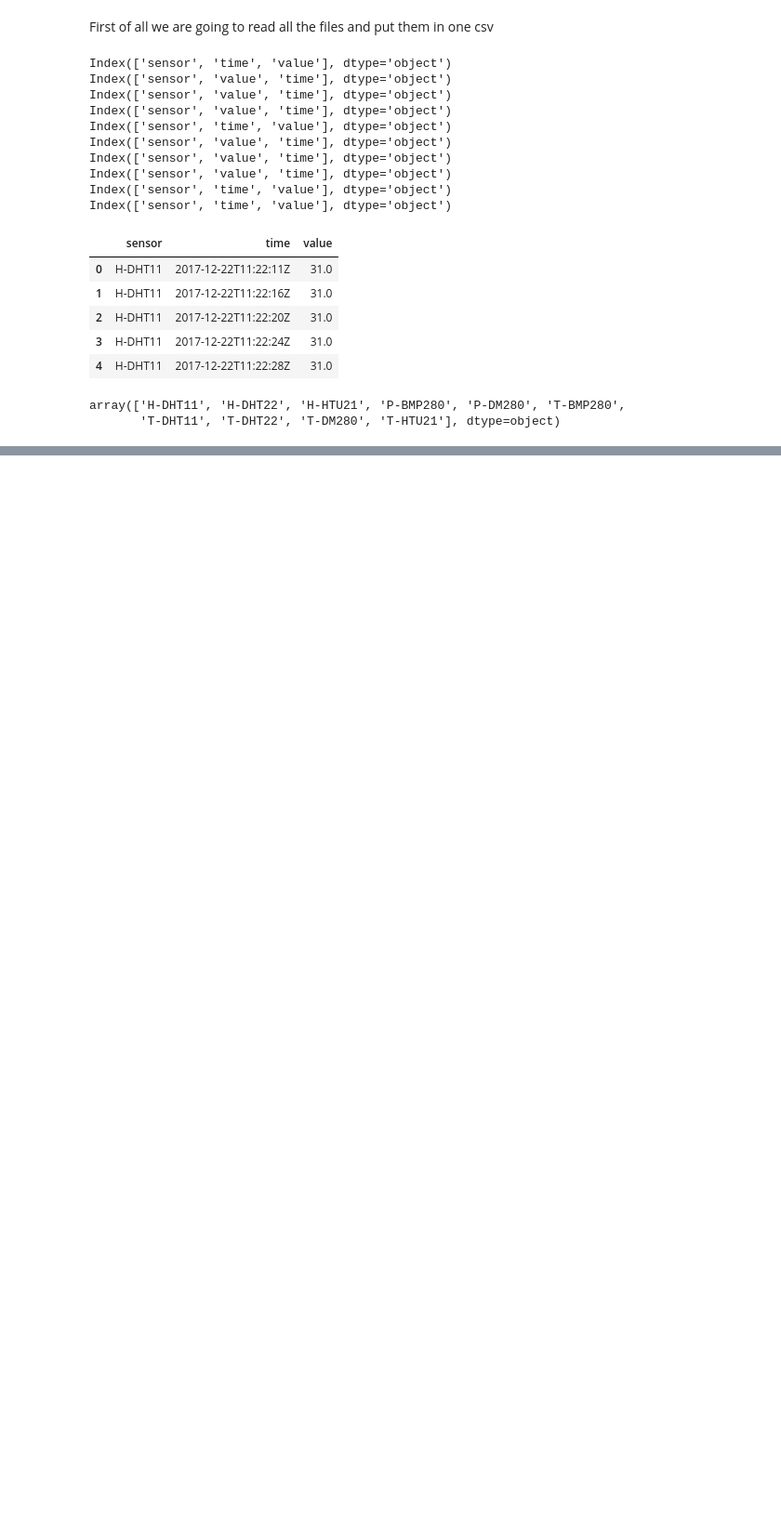
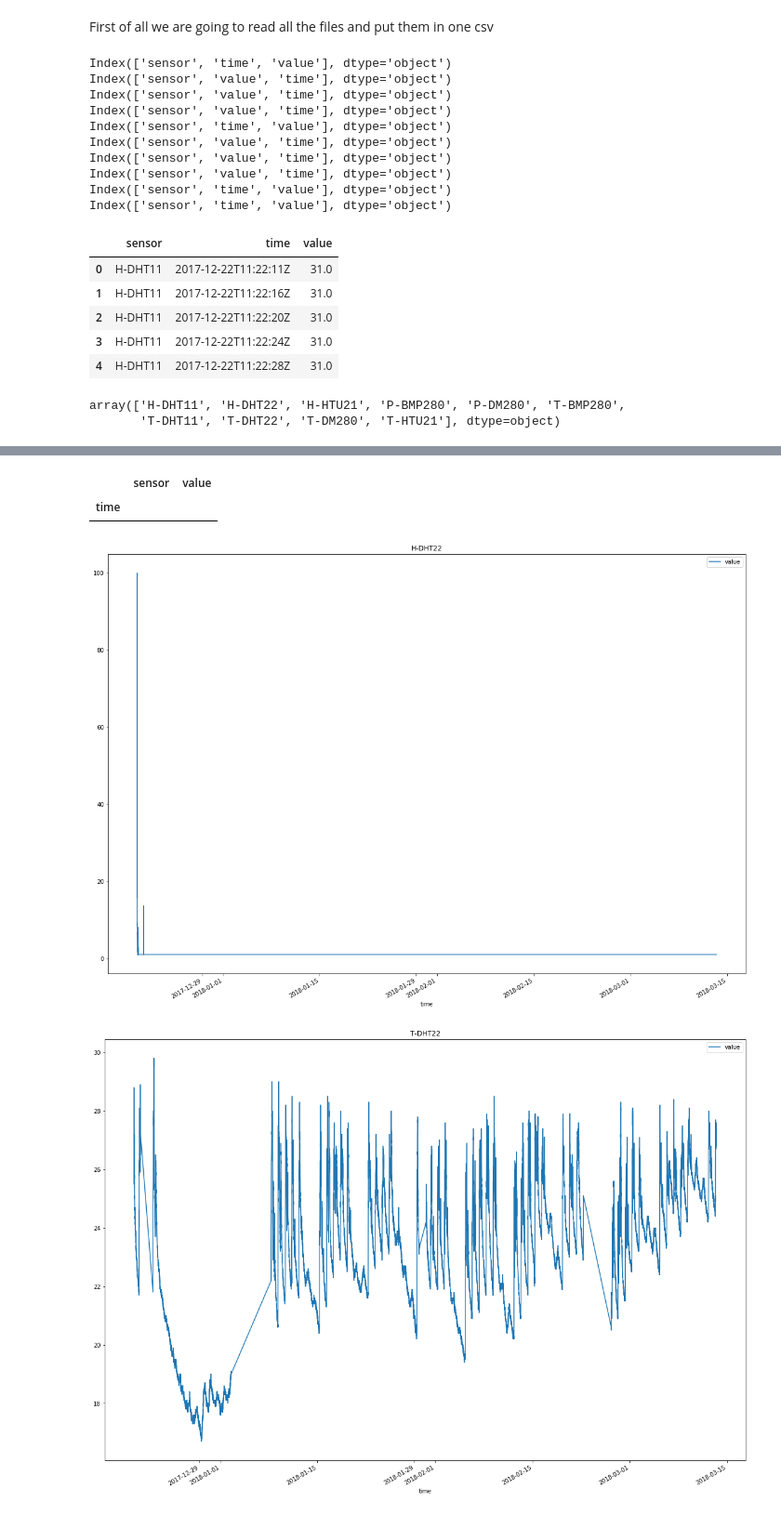
Before and after one commit to mrg20/laboratory-data-science-subject, a Jupyter notebook: notebooks/Measures analysis.ipynb, the cells around one changed output, grey strips where cells are left out. Shown at 93% size. Cells and saved outputs as stored; diff of their text form; code cells hidden in the pictures; blank space fills up the shorter version.

Commit message:
added filters and things on the measures

```diff
--- a/notebooks/Measures analysis.ipynb
+++ b/notebooks/Measures analysis.ipynb
@@ -37,6 +37,9 @@ Index(['sensor', 'time', 'value'], dtype='object')
 # %%
 df = pd.concat(dfs, ignore_index=False, sort=True)
 df.to_csv(measures_processed+'measures.csv')
+# %%
+df = pd.read_csv(measures_processed+'measures.csv')
+del df['Unnamed: 0']
 # %%
 df.head()
 # %% [output]
@@ -55,0 +81,5 @@ df.set_index('time', inplace=True)
+# %%
+df[df.value.isna() == True]
+# %% [output]
+|  | sensor | value |
+| time |  |  |
@@ -55,0 +90,8 @@ df.set_index('time', inplace=True)
+# %%
+for sensor_type in df.sensor.unique():
+    df[df.sensor == sensor_type].plot()
+    plt.title(sensor_type)
+    plt.show();
+# %% [output]
+[figure, added]
+[figure, added]
```
Also changed, not shown: parts of 27 cells of this notebook.
